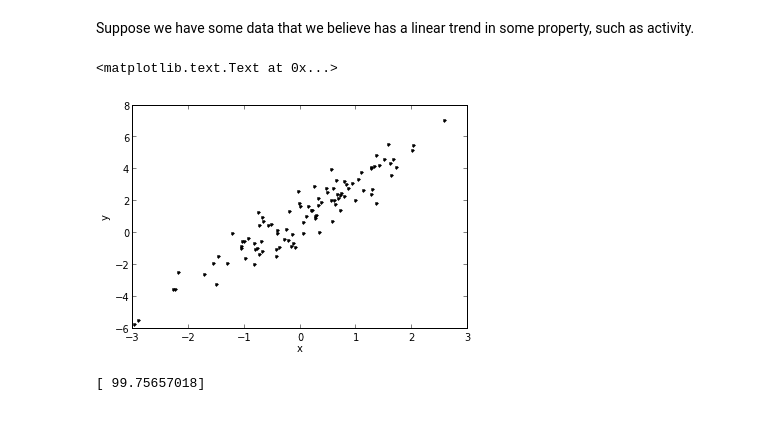
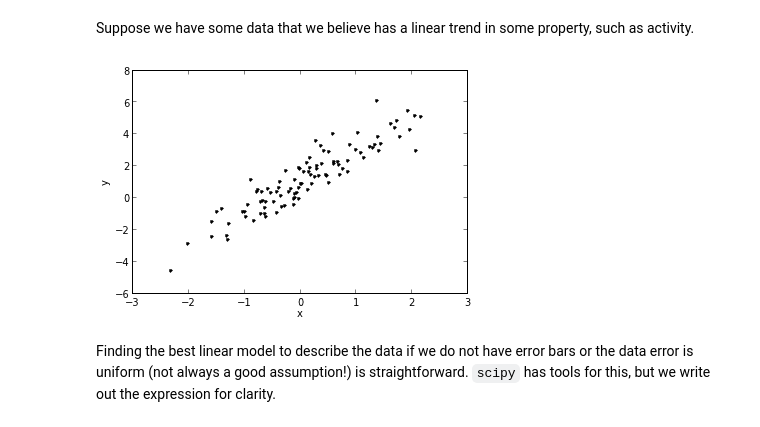
Before and after one commit to choderalab/cadd-grc-2013, a Jupyter notebook: notebooks/Regression.ipynb, the cells around one changed output. Saved outputs shown, nothing was run; the diff lists cells and outputs as text; code cells hidden in the pictures.

```diff
--- a/notebooks/Regression.ipynb
+++ b/notebooks/Regression.ipynb
@@ -7,19 +7,16 @@ def dataset():
     nsamples = 100
     slope = 2.
     intercept = 1.
-    x_n = random.standard_normal([nsamples])
+    x = random.standard_normal([nsamples])
     noise = 0.8 * random.standard_normal([nsamples])
-    y_n = slope * x_n + intercept + noise
-    return (x_n, y_n)
+    y = slope * x + intercept + noise
+    return (x, y)
 # %%
 from pylab import *
-(x_n, y_n) = dataset()
-plot(x_n, y_n, 'k.')
+(x, y) = dataset()
+plot(x, y, 'k.');
 xlabel('x'); ylabel('y');
 # %% [output]
-<matplotlib.text.Text at 0x...>
-[figure, old version]
+[figure, new version]
-# %%
-Finding the best linear model to describe
-# %% [output]
-[ 99.75657018]
+# %% [markdown]
+Finding the best linear model to describe the data if we do not have error bars or the data error is uniform (not always a good assumption!) is straightforward.  `scipy` has tools for this, but we write out the expression for clarity.
```
Also changed, not shown: parts of 8 cells of this notebook, 4 other files.
